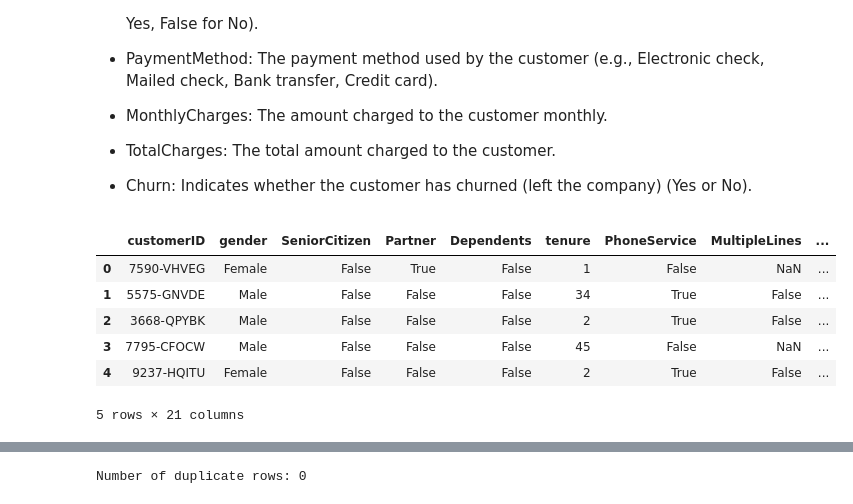
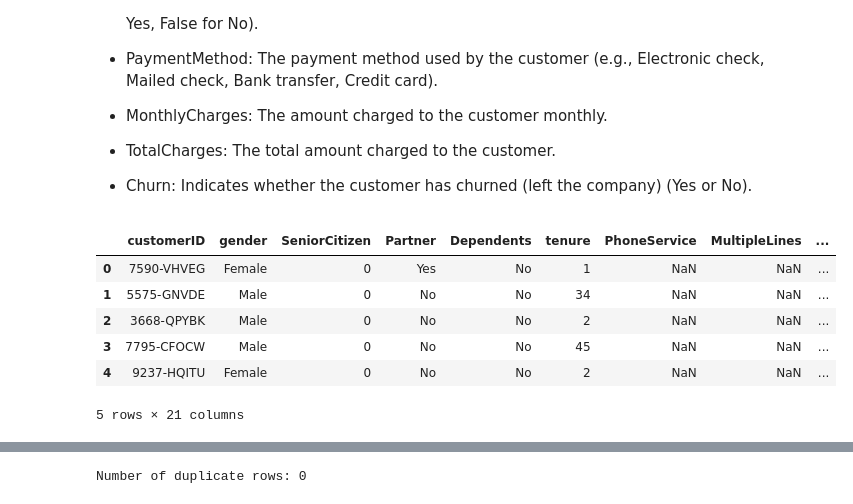
Before and after one commit to Cynthiachelangat/customer-churn, a Jupyter notebook: churn.ipynb, the cells around one changed output, grey strips where cells are left out. Saved outputs shown, nothing was run; the diff lists cells and outputs as text; code cells hidden in the pictures.

```diff
--- a/churn.ipynb
+++ b/churn.ipynb
@@ -85,13 +85,13 @@ import matplotlib.pyplot as plt
 import seaborn as sns
 from sklearn.preprocessing import StandardScaler
 # %%
-data1 = pd.read_csv('data/df_first_3000.csv')
-data1.head()
+mergedTrain_data = pd.read_csv('data/merged_data.csv')
+mergedTrain_data.head()
 # %% [output]
 |  | customerID | gender | SeniorCitizen | Partner | Dependents | tenure | PhoneService | MultipleLines | ... |
-| 0 | 7590-VHVEG | Female | False | True | False | 1 | False | NaN | ... |
-| 1 | 5575-GNVDE | Male | False | False | False | 34 | True | False | ... |
-| 2 | 3668-QPYBK | Male | False | False | False | 2 | True | False | ... |
-| 3 | 7795-CFOCW | Male | False | False | False | 45 | False | NaN | ... |
-| 4 | 9237-HQITU | Female | False | False | False | 2 | True | False | ... |
+| 0 | 7590-VHVEG | Female | 0 | Yes | No | 1 | NaN | NaN | ... |
+| 1 | 5575-GNVDE | Male | 0 | No | No | 34 | NaN | NaN | ... |
+| 2 | 3668-QPYBK | Male | 0 | No | No | 2 | NaN | NaN | ... |
+| 3 | 7795-CFOCW | Male | 0 | No | No | 45 | NaN | NaN | ... |
+| 4 | 9237-HQITU | Female | 0 | No | No | 2 | NaN | NaN | ... |
 5 rows × 21 columns
```
Also changed, not shown: parts of 21 cells of this notebook, 2 other files.
